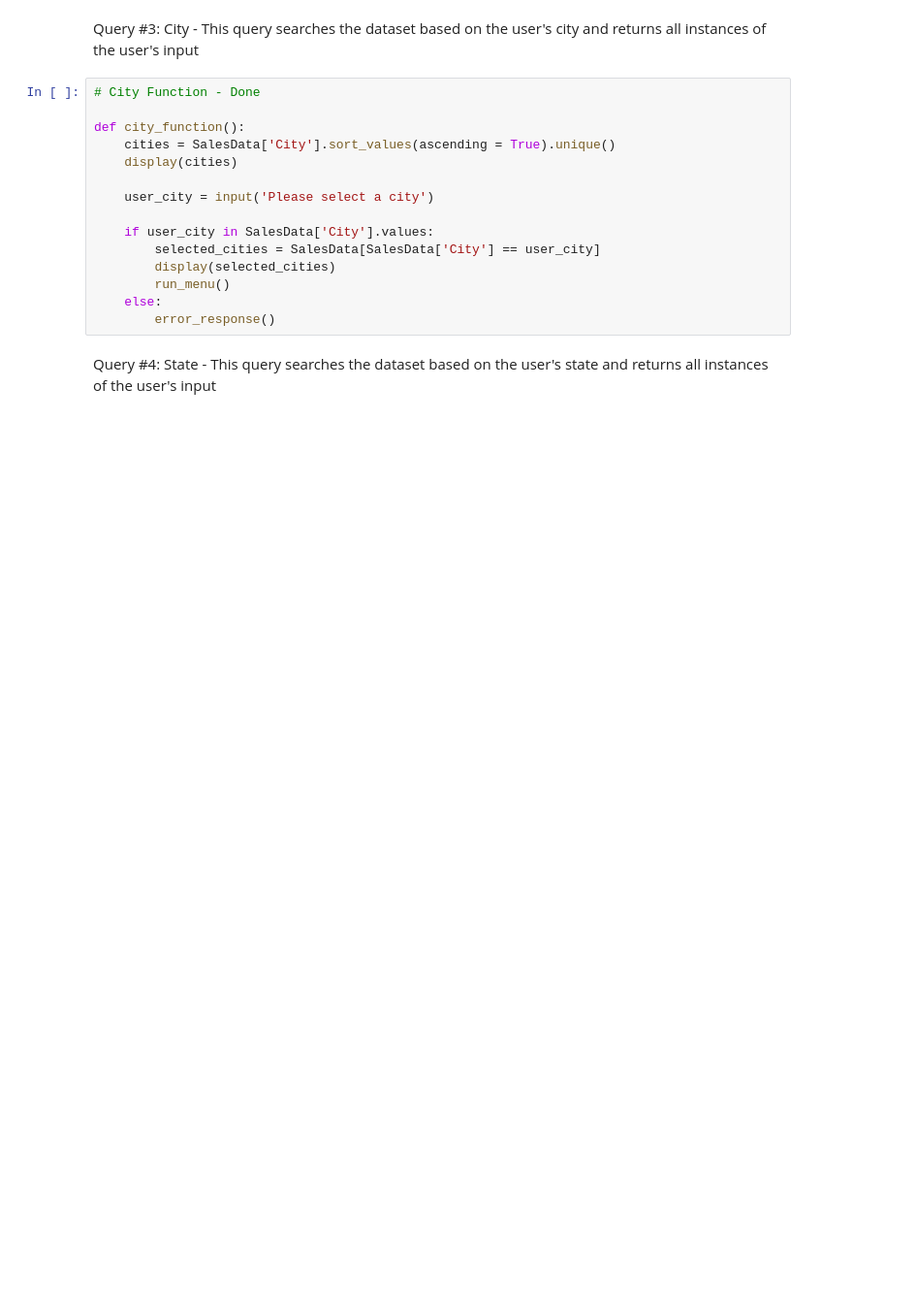
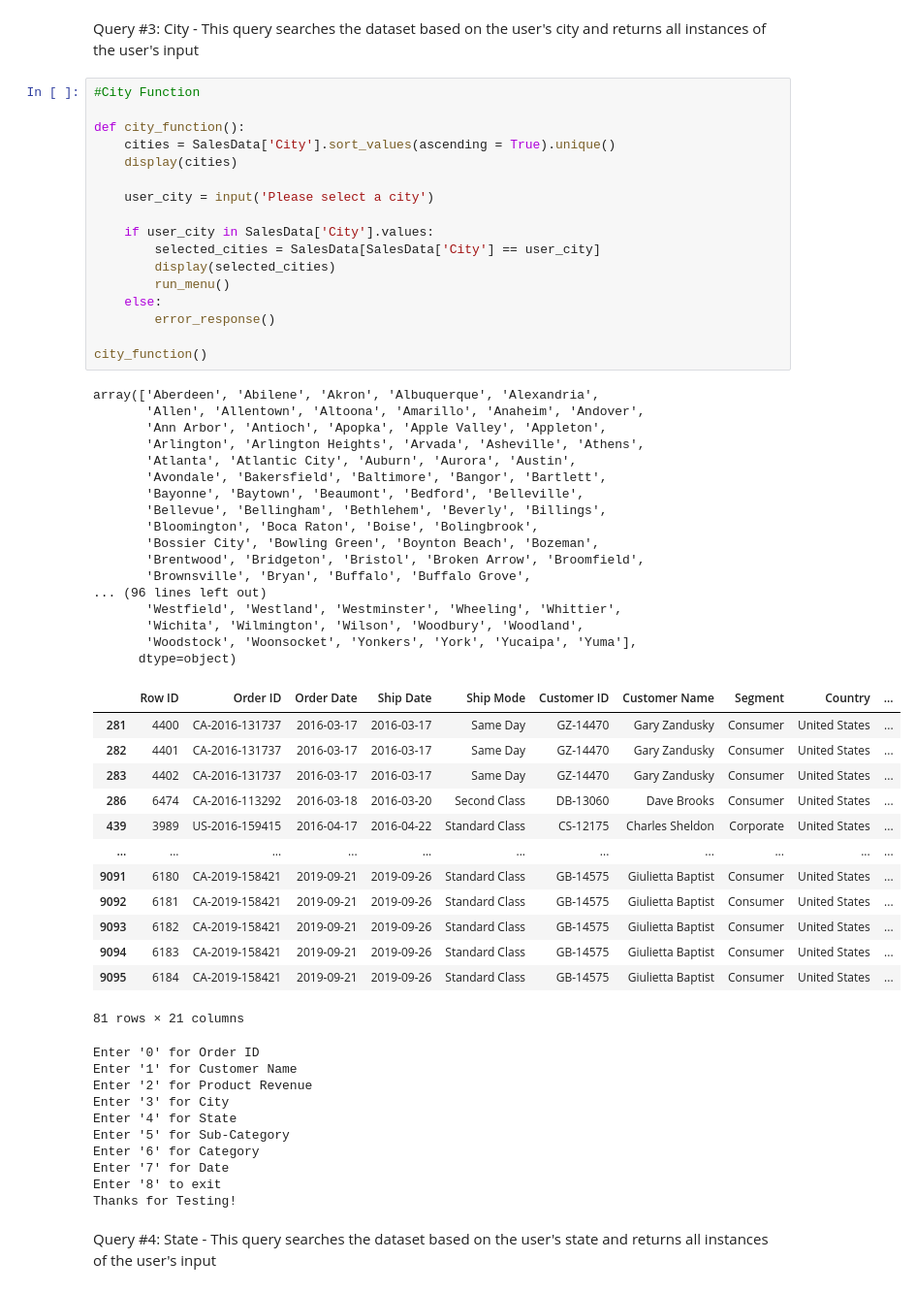
Before and after one commit to Willnguyen02/Group-Data-Analytics-Project, a Jupyter notebook: Main.ipynb, the cells around one changed output. Shown at 97% size. Cells and saved outputs as stored; diff of their text form; blank space fills up the shorter version.

```diff
--- a/Main.ipynb
+++ b/Main.ipynb
@@ -99,20 +229,63 @@ product_revenue_function()
 # %% [markdown]
 Query #3: City - This query searches the dataset based on the user's city and returns all instances of the user's input
 # %%
-# City Function - Done
+#City Function
 
 def city_function():
     cities = SalesData['City'].sort_values(ascending = True).unique()
     display(cities)
 
     user_city = input('Please select a city')
 
     if user_city in SalesData['City'].values:
         selected_cities = SalesData[SalesData['City'] == user_city]
         display(selected_cities)
         run_menu()
     else:
         error_response()
+
+city_function()
+# %% [output]
+array(['Aberdeen', 'Abilene', 'Akron', 'Albuquerque', 'Alexandria',
+       'Allen', 'Allentown', 'Altoona', 'Amarillo', 'Anaheim', 'Andover',
+       'Ann Arbor', 'Antioch', 'Apopka', 'Apple Valley', 'Appleton',
+       'Arlington', 'Arlington Heights', 'Arvada', 'Asheville', 'Athens',
+       'Atlanta', 'Atlantic City', 'Auburn', 'Aurora', 'Austin',
+       'Avondale', 'Bakersfield', 'Baltimore', 'Bangor', 'Bartlett',
+       'Bayonne', 'Baytown', 'Beaumont', 'Bedford', 'Belleville',
+       'Bellevue', 'Bellingham', 'Bethlehem', 'Beverly', 'Billings',
+       'Bloomington', 'Boca Raton', 'Boise', 'Bolingbrook',
+       'Bossier City', 'Bowling Green', 'Boynton Beach', 'Bozeman',
+       'Brentwood', 'Bridgeton', 'Bristol', 'Broken Arrow', 'Broomfield',
+       'Brownsville', 'Bryan', 'Buffalo', 'Buffalo Grove',
+... (96 lines left out)
+       'Westfield', 'Westland', 'Westminster', 'Wheeling', 'Whittier',
+       'Wichita', 'Wilmington', 'Wilson', 'Woodbury', 'Woodland',
+       'Woodstock', 'Woonsocket', 'Yonkers', 'York', 'Yucaipa', 'Yuma'],
+      dtype=object)
+|  | Row ID | Order ID | Order Date | Ship Date | Ship Mode | Customer ID | Customer Name | Segment | Country | ... |
+| 281 | 4400 | CA-2016-131737 | 2016-03-17 | 2016-03-17 | Same Day | GZ-14470 | Gary Zandusky | Consumer | United States | ... |
+| 282 | 4401 | CA-2016-131737 | 2016-03-17 | 2016-03-17 | Same Day | GZ-14470 | Gary Zandusky | Consumer | United States | ... |
+| 283 | 4402 | CA-2016-131737 | 2016-03-17 | 2016-03-17 | Same Day | GZ-14470 | Gary Zandusky | Consumer | United States | ... |
+| 286 | 6474 | CA-2016-113292 | 2016-03-18 | 2016-03-20 | Second Class | DB-13060 | Dave Brooks | Consumer | United States | ... |
+| 439 | 3989 | US-2016-159415 | 2016-04-17 | 2016-04-22 | Standard Class | CS-12175 | Charles Sheldon | Corporate | United States | ... |
+| ... | ... | ... | ... | ... | ... | ... | ... | ... | ... | ... |
+| 9091 | 6180 | CA-2019-158421 | 2019-09-21 | 2019-09-26 | Standard Class | GB-14575 | Giulietta Baptist | Consumer | United States | ... |
+| 9092 | 6181 | CA-2019-158421 | 2019-09-21 | 2019-09-26 | Standard Class | GB-14575 | Giulietta Baptist | Consumer | United States | ... |
+| 9093 | 6182 | CA-2019-158421 | 2019-09-21 | 2019-09-26 | Standard Class | GB-14575 | Giulietta Baptist | Consumer | United States | ... |
+| 9094 | 6183 | CA-2019-158421 | 2019-09-21 | 2019-09-26 | Standard Class | GB-14575 | Giulietta Baptist | Consumer | United States | ... |
+| 9095 | 6184 | CA-2019-158421 | 2019-09-21 | 2019-09-26 | Standard Class | GB-14575 | Giulietta Baptist | Consumer | United States | ... |
+81 rows × 21 columns
+Enter '0' for Order ID
+Enter '1' for Customer Name
+Enter '2' for Product Revenue
+Enter '3' for City
+Enter '4' for State
+Enter '5' for Sub-Category
+Enter '6' for Category
+Enter '7' for Date
+Enter '8' to exit
+Thanks for Testing!
 # %% [markdown]
 Query #4: State - This query searches the dataset based on the user's state and returns all instances of the user's input
 # %%
```
Also changed, not shown: parts of 21 cells of this notebook.
